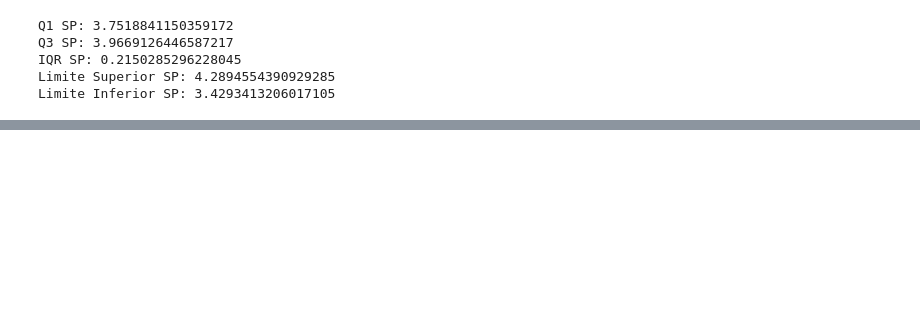
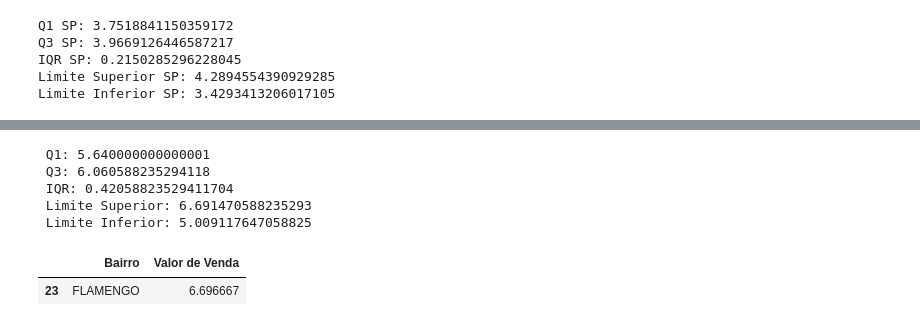
Before and after one commit to nanosvictor/UC2_senac_dados, a Jupyter notebook: mini_projeto_anp.ipynb, the cells around one changed output, grey strips where cells are left out. Cells and saved outputs as stored; diff of their text form; code cells hidden in the pictures; blank space fills up the shorter version.

```diff
--- a/mini_projeto_anp.ipynb
+++ b/mini_projeto_anp.ipynb
@@ -237,3 +298,40 @@ limite_sup_etanol_sp
 # %%
-df_rj = df.loc[(df['Municipio'] == 'RJ') & (df['Produto'] == 'GASOLINA')]
-df_rj
+df_rio_gasocomum = df.loc[(df['Municipio'] == 'RIO DE JANEIRO') & (df['Produto'] == 'GASOLINA')]
+#df_rio_gasocomum
+# %%
+df_rio_gasocomum_media = df_rio_gasocomum.groupby('Bairro', as_index=False)['Valor de Venda'].mean().sort_values(by='Valor de Venda', ascending=False)
+#df_rio_gasocomum_media
+# %%
+array_rio_vlr_venda = np.array(df_rio_gasocomum_media['Valor de Venda'])
+
+q1_rio_vlr_venda  = np.percentile(array_rio_vlr_venda,25)
+q3_rio_vlr_venda  = np.percentile(array_rio_vlr_venda,75)
+
+iqr_rio_vlr_venda  = q3_rio_vlr_venda  - q1_rio_vlr_venda
+
+limite_superior_rio_vlr_venda  = q3_rio_vlr_venda  + (1.5 * iqr_rio_vlr_venda )
+limite_inferior_rio_vlr_venda  = q1_rio_vlr_venda  - (1.5 * iqr_rio_vlr_venda )
+
+print(f' Q1: {q1_rio_vlr_venda}'
+    f'\n Q3: {q3_rio_vlr_venda}'
+
+    f'\n IQR: {iqr_rio_vlr_venda}'
+
+    f'\n Limite Superior: {limite_superior_rio_vlr_venda}'
+    f'\n Limite Inferior: {limite_inferior_rio_vlr_venda}')
+# %% [output]
+ Q1: 5.640000000000001
+ Q3: 6.060588235294118
+ IQR: 0.42058823529411704
+ Limite Superior: 6.691470588235293
+ Limite Inferior: 5.009117647058825
+# %%
+limite_inf_rio_gasocomum = df_rio_gasocomum_media.loc[df_rio_gasocomum_media['Valor de Venda'] < limite_inferior_rio_vlr_venda]
+#outliers inferiores inesxistentes
+
+limite_sup_rio_gasocomum = df_rio_gasocomum_media.loc[df_rio_gasocomum_media['Valor de Venda'] > limite_superior_rio_vlr_venda]
+limite_sup_rio_gasocomum
+#outliers superiores provenientes de bairros nobress
+# %% [output]
+|  | Bairro | Valor de Venda |
+| 23 | FLAMENGO | 6.696667 |
```
Also changed, not shown: parts of 25 cells of this notebook.
